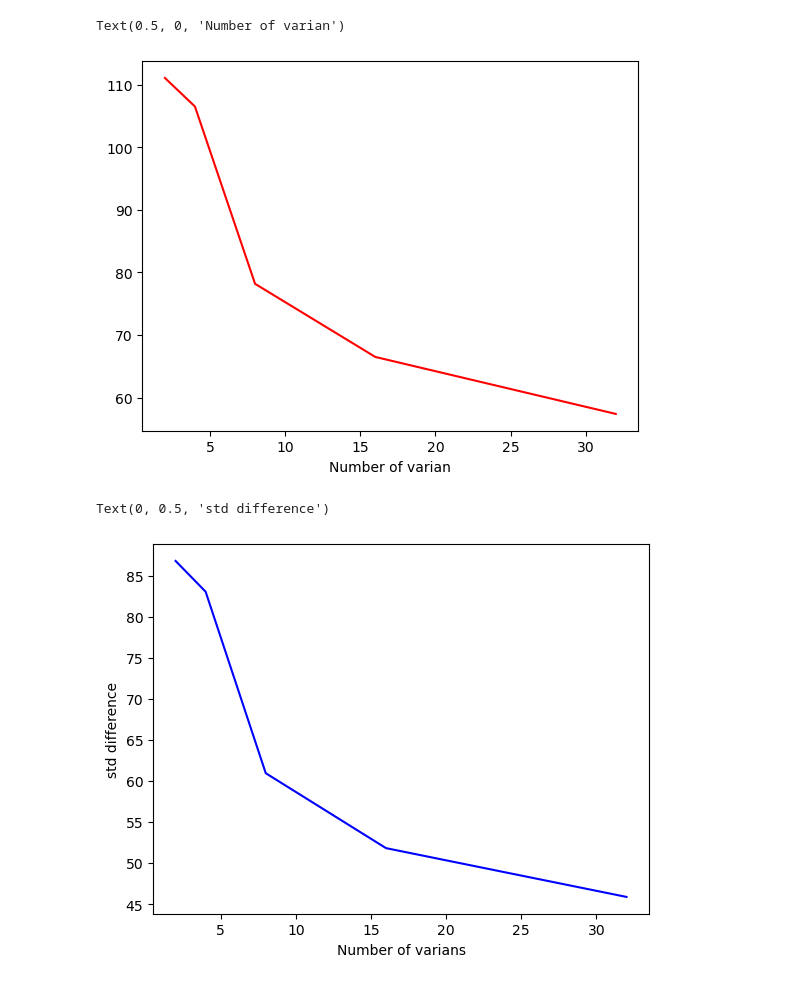
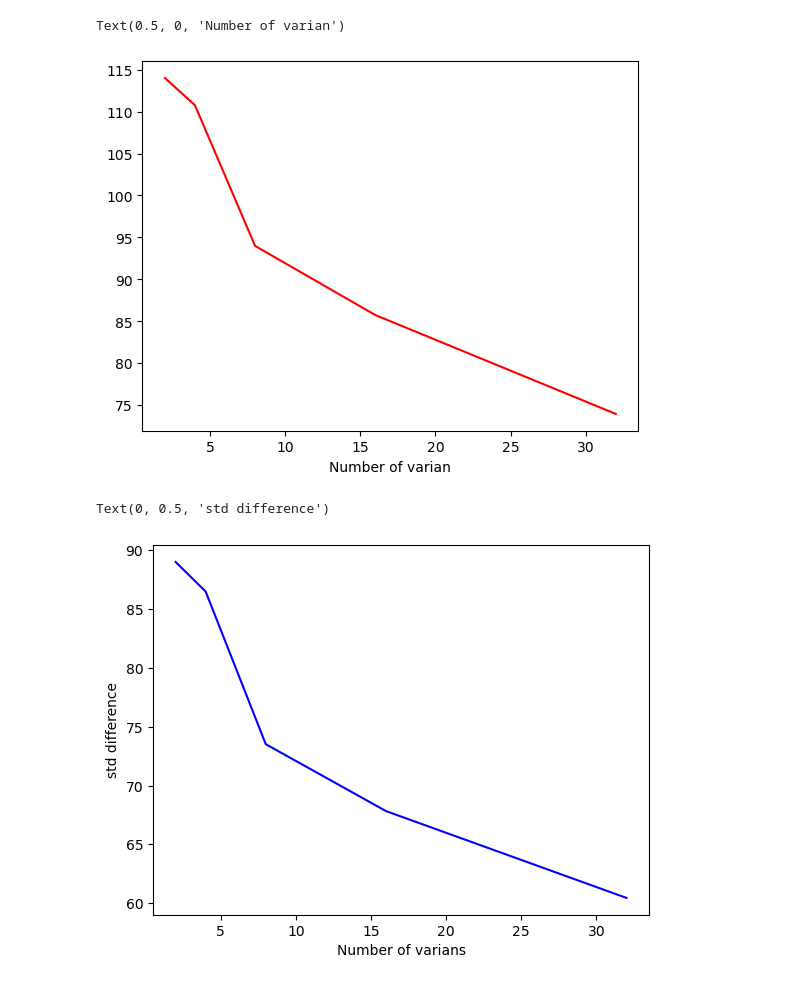
Before and after one commit to mzyudhistira/BSk24-Emu, a Jupyter notebook: analysis.ipynb, the cells around one changed output. Saved outputs shown, nothing was run; the diff lists cells and outputs as text; code cells hidden in the pictures.

Commit message:
test: analyse all the run so far
predict the experimental and extrapolated mass table by using a model
trained from exp mass table

```diff
--- a/analysis.ipynb
+++ b/analysis.ipynb
@@ -8,9 +8,9 @@ import matplotlib.pyplot as plt
 from config import *
 # %%
 performance_log = pd.read_csv(DATA_DIR/'training'/'performance_benchmark'/'fine_grain_training.dat', sep=';')
-number_of_sample = 64
+number_of_sample = 32
 
-result_name = f'Test {number_of_sample} varians w 0.2% sample each on exp mass predict {8*number_of_sample} random ext samples'
+result_name = f'Test {number_of_sample} varians w 0.2% sample each on exp mass predict {16*number_of_sample} random ext samples'
 epochs = [250, 100, 50]
 batches = [32, 16, 4]
 # %%
@@ -83,29 +74,29 @@ Text(0, 0.5, 'log_10(Val_Loss)')
 # %%
 test_param = [2,4,8,16,32]
-mass_table = [f'Test {number_of_sample} varians w 0.2% sample each on exp mass predict {2*number_of_sample} random ext samples' for number_of_sample in test_param]
+mass_table = [f'Test {number_of_sample} varians w 0.2% sample each on exp mass predict {16*number_of_sample} random ext samples' for number_of_sample in test_param]
 rms_deviation_arr = []
 std_difference_arr = []
 execution_time_arr = []
 
 for data in mass_table:
     result = pd.read_csv(DATA_DIR/'output'/f'{data}.dat', sep=';')
     rms_deviation = np.sqrt((result['Difference']**2).mean())
     std_difference = result['Difference'].std()
     execution_time = performance_log.query(f'training_name=="{data}"')['training_time'].iloc[0]
 
     rms_deviation_arr.append(rms_deviation)
     std_difference_arr.append(std_difference)
     execution_time_arr.append(execution_time)
 
 plt.plot(test_param, rms_deviation_arr, color='red')
 plt.xlabel('Number of varian')
 # %% [output]
 Text(0.5, 0, 'Number of varian')
-[figure, old version]
+[figure, new version]
 # %%
 plt.plot(test_param, std_difference_arr, color='blue')
 plt.xlabel('Number of varians')
 plt.ylabel('std difference')
 # %% [output]
 Text(0, 0.5, 'std difference')
-[figure, old version]
+[figure, new version]
```
Also changed, not shown: parts of 8 cells of this notebook, 4 other files.
